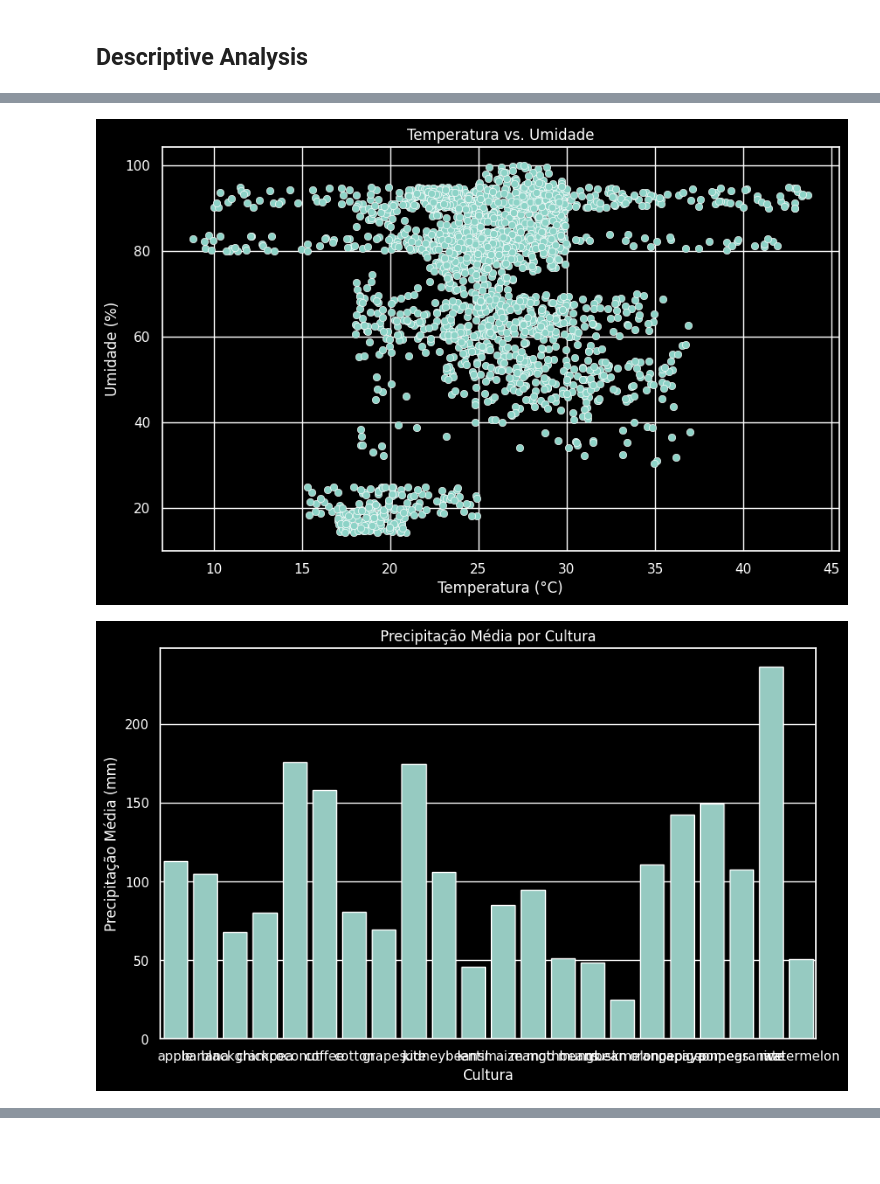
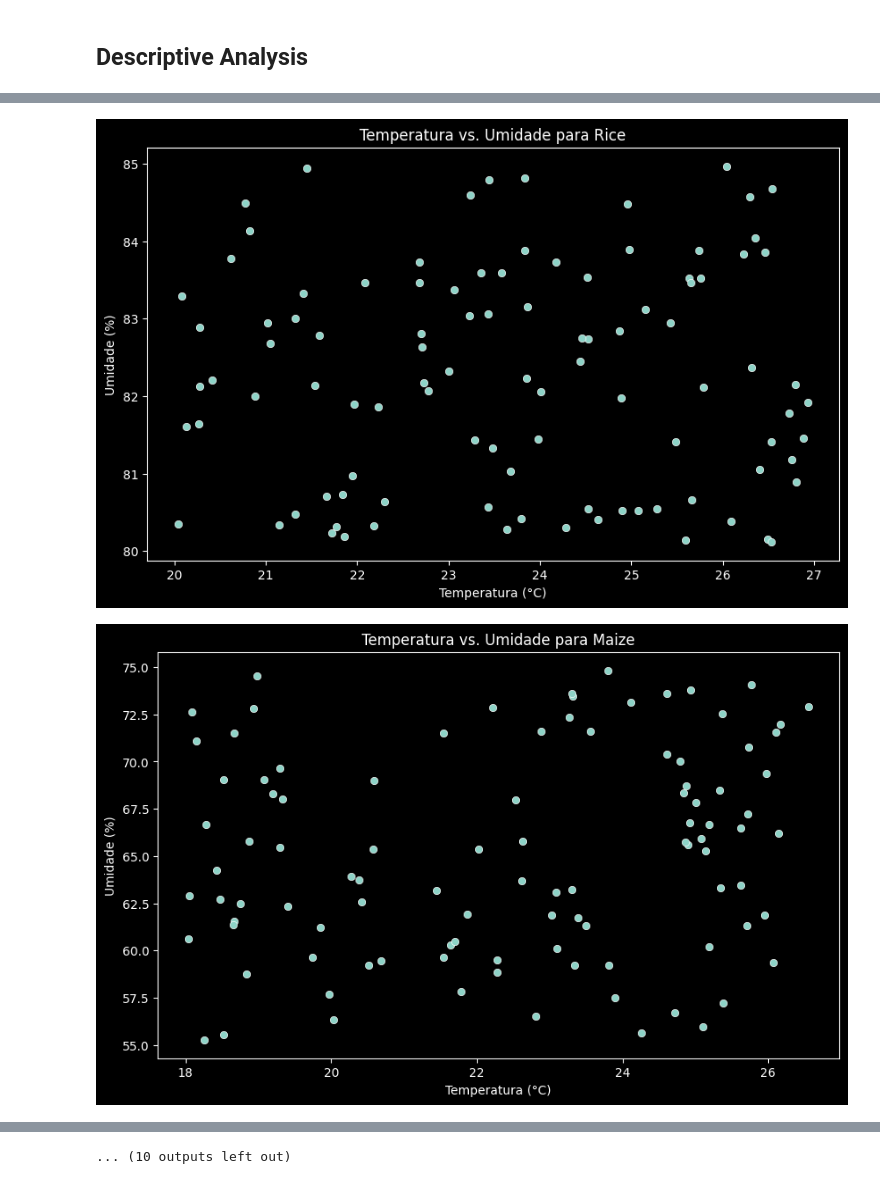
Before and after one commit to luisfuturist/activity-fiap-ai-p3a4, a Jupyter notebook: LuisFillipeEmidio_RM559976_fase3_cap14.ipynb, the cells around one changed output, grey strips where cells are left out. Cells and saved outputs as stored; diff of their text form; code cells hidden in the pictures; blank space fills up the shorter version.

```diff
--- a/LuisFillipeEmidio_RM559976_fase3_cap14.ipynb
+++ b/LuisFillipeEmidio_RM559976_fase3_cap14.ipynb
@@ -128,10 +127,17 @@ plt.show()
 # %%
-plt.figure(figsize=(10, 6))
-sns.scatterplot(x='temperature', y='humidity', data=df)
-plt.title('Temperatura vs. Umidade')
-plt.xlabel('Temperatura (°C)')
-plt.ylabel('Umidade (%)')
-plt.show()
+culturas = df['label'].unique()
+
+for cultura in culturas:
+    # Filtrar os dados para a cultura atual
+    data_cultura = df[df['label'] == cultura]
+
+    # Criar o gráfico de dispersão
+    plt.figure(figsize=(10, 6))
+    sns.scatterplot(x='temperature', y='humidity', data=data_cultura)
+    plt.title(f'Temperatura vs. Umidade para {cultura.capitalize()}')
+    plt.xlabel('Temperatura (°C)')
+    plt.ylabel('Umidade (%)')
+    plt.show()
 # %% [output]
-[figure, old version]
+[figure, new version]
-[figure, old version]
+[figure, new version]
@@ -138,3 +154,4 @@ plt.show()
+... (10 outputs left out)
 # %%
 plt.figure(figsize=(20, 6))
 avg_rainfall = df.groupby('label')['rainfall'].mean().reset_index()
```
Also changed, not shown: parts of 13 cells of this notebook, 1 other file.
